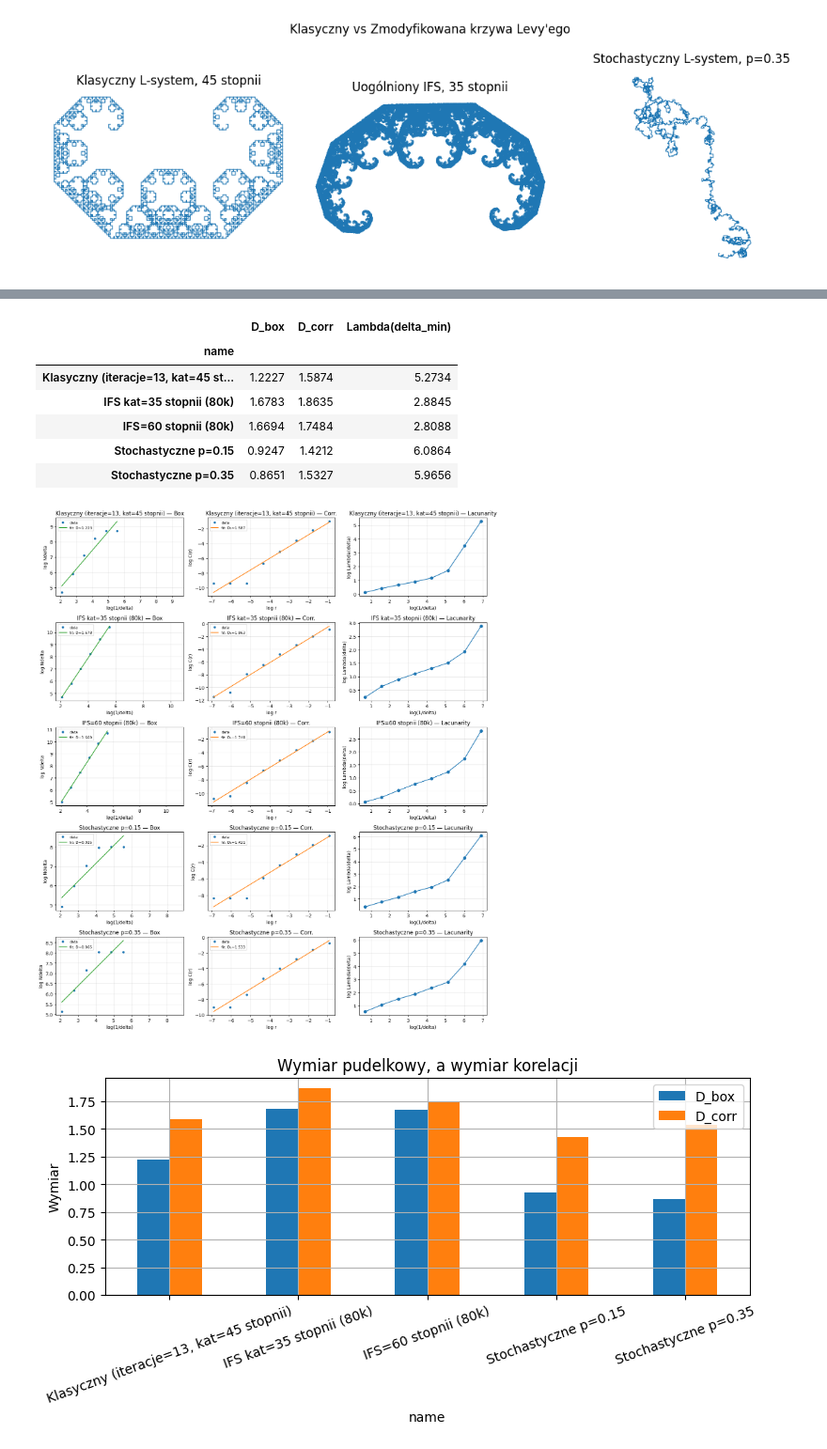
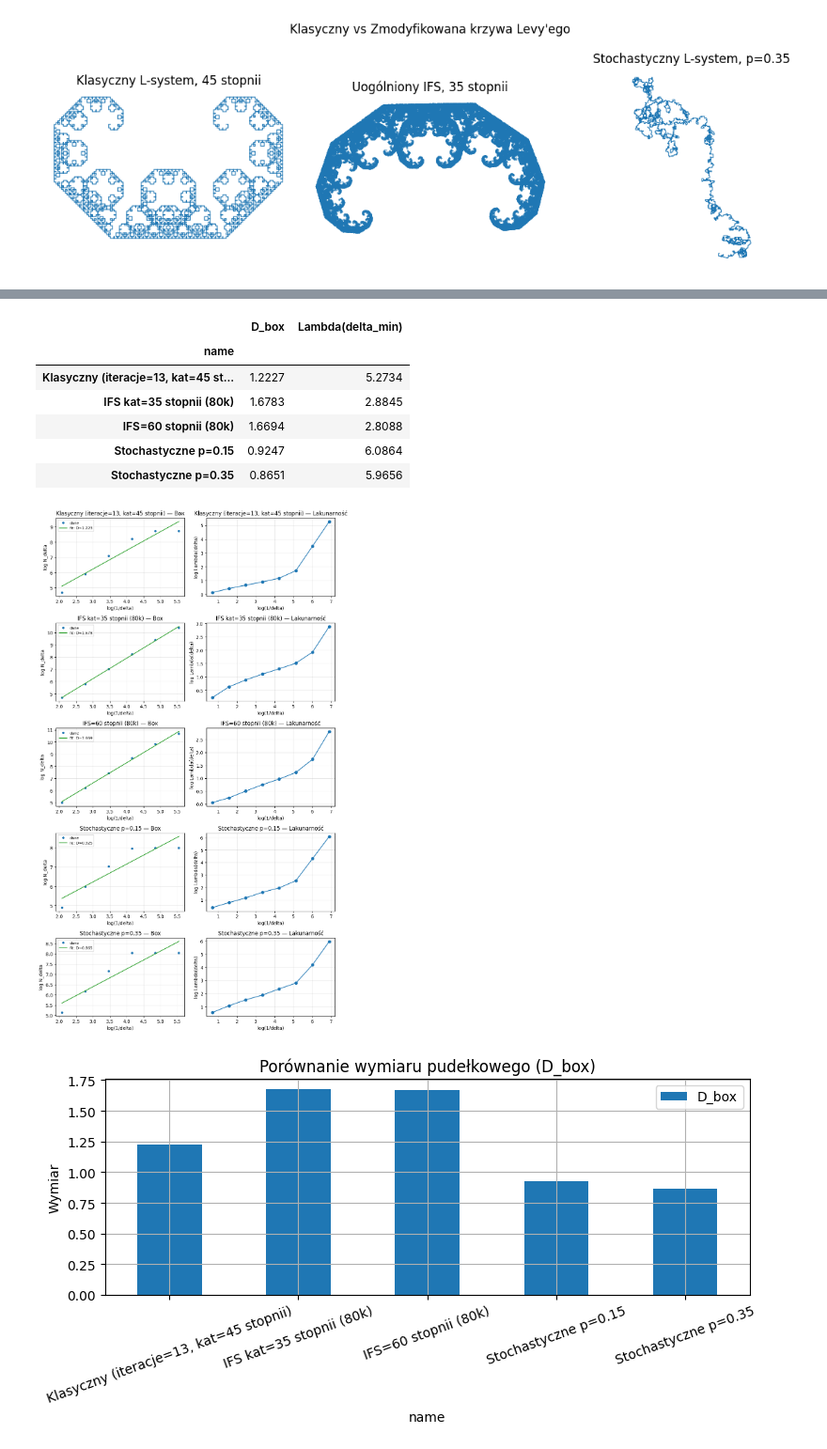
Before and after one commit to Ja-Gk-00/Fractal-Generator-Analysis, a Jupyter notebook: notebooks/Levy_Curve_project_I.ipynb, the cells around one changed output, grey strips where cells are left out. Shown at 94% size. Drawn from its saved outputs; the diff is of its cells as text; code cells hidden in the pictures.

```diff
--- a/notebooks/Levy_Curve_project_I.ipynb
+++ b/notebooks/Levy_Curve_project_I.ipynb
@@ -310,8 +310,8 @@ models = {
     "Stochastyczne p=0.35":           lambda: make_points_stochastic(12, 0.35, 45.0),
 }
 # %%
+# Skale
 box_deltas = [2**(-k) for k in range(3, 9)]
-corr_radii = np.logspace(-3.0, -0.4, 8)
 lac_deltas = np.logspace(-3.0, -0.3, 8)
 
 rows = []
@@ -320,21 +320,14 @@ per_model = []
 for name, maker in models.items():
     pts = maker()
 
-    # Obliczanie wymiaru
+    # Wymiar pudełkowy
     fig_b, res_b = estimate_box_dimension(pts, deltas=box_deltas, title_prefix=name)
     plt.close(fig_b)
     x_box = np.log(1.0 / res_b.deltas)
     y_box = np.log(res_b.counts)
     y_box_fit = res_b.slope * x_box + res_b.intercept
 
-    # Wymiar koleracji
-    fig_c, res_c = estimate_correlation_dimension(pts, radii=corr_radii, seed=1337, title_prefix=name)
-    plt.close(fig_c)
-    x_corr = np.log(res_c.radii)
-    y_corr = np.log(np.clip(res_c.C, 1e-12, 1.0))
-    y_corr_fit = res_c.slope * x_corr + res_c.intercept
-
-    # Lakunarnosc
+    # Lakunarność
     fig_l, res_l = lacunarity_gliding_box(pts, deltas=lac_deltas, title=name)
     plt.close(fig_l)
     x_lac = np.log(1.0 / res_l.deltas)
@@ -343,82 +336,69 @@ for name, maker in models.items():
     rows.append({
         "name": name,
         "D_box": res_b.slope,
-        "D_corr": res_c.slope,
         "Lambda(delta_min)": float(np.log(res_l.lacunarity[0])),
     })
     per_model.append({
         "name": name,
         "x_box": x_box, "y_box": y_box, "y_box_fit": y_box_fit,
-        "x_corr": x_corr, "y_corr": y_corr, "y_corr_fit": y_corr_fit,
         "x_lac": x_lac, "y_lac": y_lac,
     })
 
 df = pd.DataFrame(rows).set_index("name")
 display(df.round(4))
 
-# Zbuduj
+# Siatka wykresów: 1) Wymiar Minkowskiego, 2) Lakunarność
 n_models = len(per_model)
-cols = 3  # Wymiar pudelkowy, Wymiar kolrelacji, Lakunarnosc
+cols = 2
 rows_grid = n_models
 fig, axes = plt.subplots(rows_grid, cols, figsize=(4.6*cols, 3.2*rows_grid))
-
 if rows_grid == 1:
-    axes = np.array([axes])
+    axes = np.array([axes])  # ujednolicenie indeksowania
 
 for i, rec in enumerate(per_model):
-    # Wymiar pudelkowy
+    # Box-counting
     ax = axes[i, 0]
-    ax.plot(rec["x_box"], rec["y_box"], "o", markersize=4, label="data")
-    ax.plot(rec["y_box_fit"] / rec["x_box"] * rec["x_box"], rec["y_box_fit"], alpha=0)
+    ax.plot(rec["x_box"], rec["y_box"], "o", markersize=4, label="dane")
+    ax.plot(rec["x_box"], rec["y_box"], alpha=0)
     ax.plot(rec["x_box"], rec["y_box_fit"], label=f"fit: D≈{df.iloc[i]['D_box']:.3f}")
     ax.set_title(f"{rec['name']} — Box")
     ax.set_xlabel("log(1/delta)")
-    ax.set_ylabel("log Ndelta")
+    ax.set_ylabel("log N_delta")
     ax.grid(True, alpha=0.3)
     ax.legend(fontsize=8)
 
-    # Wymiar korelacji
+    # Lakunarność
     ax = axes[i, 1]
-    ax.plot(rec["x_corr"], rec["y_corr"], "o", markersize=4, label="data")
-    ax.plot(rec["x_corr"], rec["y_corr_fit"], label=f"fit: D₂≈{df.iloc[i]['D_corr']:.3f}")
-    ax.set_title(f"{rec['name']} — Corr.")
-    ax.set_xlabel("log r")
-    ax.set_ylabel("log C(r)")
-    ax.grid(True, alpha=0.3)
-    ax.legend(fontsize=8)
-
-    # Lakunarnosc
-    ax = axes[i, 2]
     ax.plot(rec["x_lac"], rec["y_lac"], "o-")
-    ax.set_title(f"{rec['name']} — Lacunarity")
+    ax.set_title(f"{rec['name']} — Lakunarność")
     ax.set_xlabel("log(1/delta)")
     ax.set_ylabel("log Lambda(delta)")
     ax.grid(True, alpha=0.3)
 
 fig.tight_layout()
 plt.show()
 
-# Wykres porownawczy
-ax = df[["D_box", "D_corr"]].plot(
+# Porównanie: tylko D_box (opcjonalnie można dodać drugi wykres dla lakunarności)
+ax = df[["D_box"]].plot(
     kind="bar",
     figsize=(8, 4.2),
     rot=20,
     grid=True,
     ylabel="Wymiar",
-    title="Wymiar pudelkowy, a wymiar korelacji",
+    title="Porównanie wymiaru pudełkowego (D_box)",
 )
 plt.tight_layout()
 plt.show()
 # %% [output]
-|  | D_box | D_corr | Lambda(delta_min) |
-| name |  |  |  |
-| Klasyczny (iteracje=13, kat=45 st... | 1.2227 | 1.5874 | 5.2734 |
-| IFS kat=35 stopnii (80k) | 1.6783 | 1.8635 | 2.8845 |
-| IFS=60 stopnii (80k) | 1.6694 | 1.7484 | 2.8088 |
-| Stochastyczne p=0.15 | 0.9247 | 1.4212 | 6.0864 |
-| Stochastyczne p=0.35 | 0.8651 | 1.5327 | 5.9656 |
+|  | D_box | Lambda(delta_min) |
+| name |  |  |
+| Klasyczny (iteracje=13, kat=45 st... | 1.2227 | 5.2734 |
+| IFS kat=35 stopnii (80k) | 1.6783 | 2.8845 |
+| IFS=60 stopnii (80k) | 1.6694 | 2.8088 |
+| Stochastyczne p=0.15 | 0.9247 | 6.0864 |
+| Stochastyczne p=0.35 | 0.8651 | 5.9656 |
-[figure, old version]
+[figure, new version]
-[figure, old version]
+[figure, new version]
 # %%
 angles = np.linspace(20, 80, 13)
 n_points = 60_000
```
Also changed, not shown: parts of 3 cells of this notebook.
